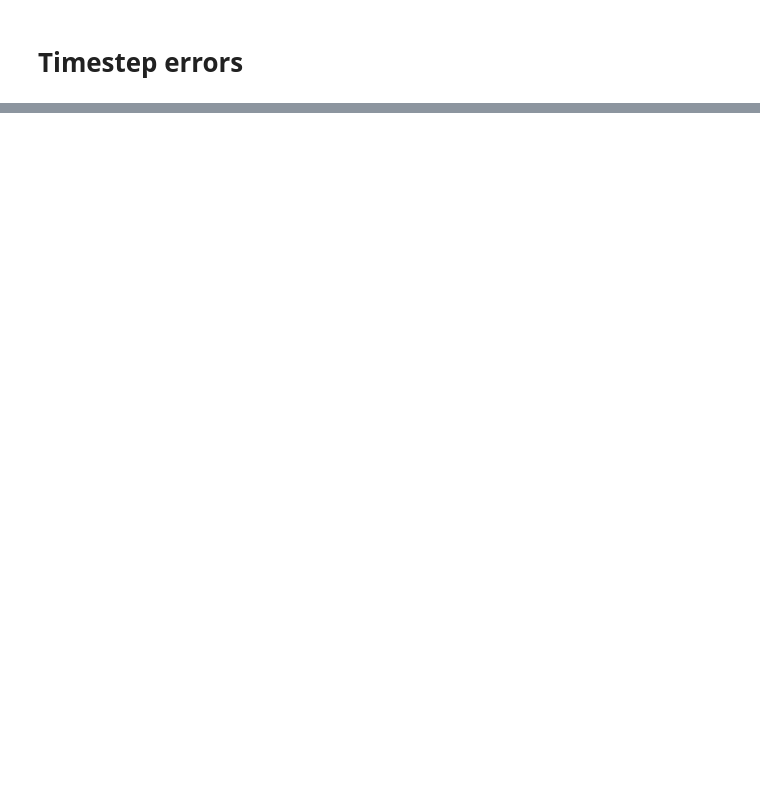
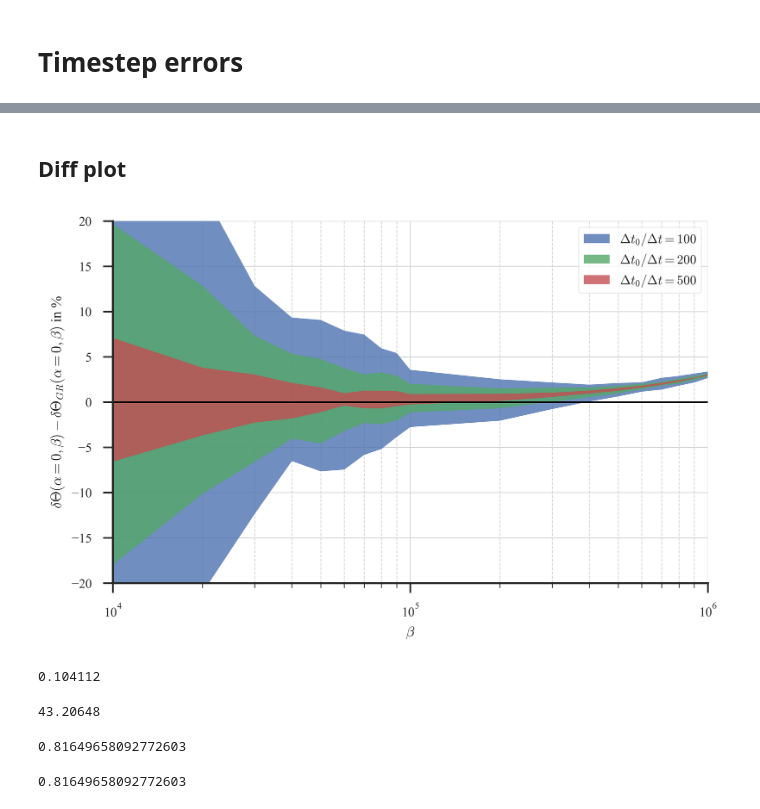
Before and after one commit to ckoerber/mercury-numerical, a Jupyter notebook: analysis/Figures.ipynb, the cells around one changed output, grey strips where cells are left out. Drawn from its saved outputs; the diff is of its cells as text; code cells hidden in the pictures; blank space fills up the shorter version.

```diff
--- a/analysis/Figures.ipynb
+++ b/analysis/Figures.ipynb
@@ -355,0 +318,57 @@ fig.savefig("angular-variaton.pdf", bbox_inches="tight")
+# %% [markdown]
+## Diff plot
+# %%
+fig = plt.figure(figsize=(a4w*0.8, a4w*0.5), dpi=500)
+
+ax = fig.gca()
+
+betas   = df.beta.unique()
+
+for dt in df.dt.unique()[2:]:
+    diff  = []
+    del_n = []
+    for beta in betas[1:]:
+        i0 = df.query("alpha == 0 and beta == 0 and dt == @dt").index[0]
+        i1 = df.query("alpha == 0 and beta == @beta and dt == @dt").index[0]
+
+        avg0 = df.loc[i0, "avg"]
+        std0 = df.loc[i0, "std"]
+        avg1 = df.loc[i1, "avg"]
+        std1 = df.loc[i1, "std"]
+
+        GR = (rS**2/4/h*beta + 3./32* rS**4/h**2 *beta**2 + 5./128*rS**6/h**3 * beta**3 )*360
+        del_tot = np.sqrt(avg0**2 + std0**2 + std1**2)
+
+        diff.append((avg1-GR)/GR*100)
+        del_n.append((del_tot)/GR*100)
+
+    ax.fill_between(
+        betas[1:],
+        np.array(diff)+np.array(del_n),
+        np.array(diff)-np.array(del_n),
+        interpolate=True,
+        alpha=0.8,
+        label=r"$\Delta t_0/\Delta t ={0}$".format(ceil(dt0/dt))
+    )
+
+    for cap in caps:
+        cap.set_markeredgewidth(1)
+
+ax.grid(color='lightgray', linestyle='-', linewidth=0.5, which="major")
+ax.grid(color='lightgray', linestyle='--', linewidth=0.5, which="minor")
+ax.axhline(0, linestyle="-", color="black", lw=1)
+
+sns.despine()
+
+ax.set_ylim(-20,20)
+ax.set_xscale("log")
+ax.set_xlim(1.e4, 1.e6)
+
+ax.legend(loc="upper right", frameon=True, fontsize="small")
+
+ax.set_ylabel(r"$\delta \Theta(\alpha=0, \beta)-\delta \Theta_{GR}(\alpha=0, \beta)$ in %")
+ax.set_xlabel(r"$\beta$")
+
+plt.show(fig)
+# %% [output]
+[figure, added]
@@ -355,0 +377,19 @@ fig.savefig("angular-variaton.pdf", bbox_inches="tight")
+# %%
+print(0.964/10**5 * 3 * 3600)
+0.964/10**5 * 3 * 3600* 100* 4.15
+# %% [output]
+0.104112
+43.20648
+# %%
+a = [1,2,3]
+np.std(a)
+# %% [output]
+0.81649658092772603
+# %%
+avg = (1+2+3)/3
+std = 0
+for el in a:
+    std += (el - avg)**2
+np.sqrt(std/3.)
+# %% [output]
+0.81649658092772603
```
Also changed, not shown: parts of 19 cells of this notebook, 9 other files.
